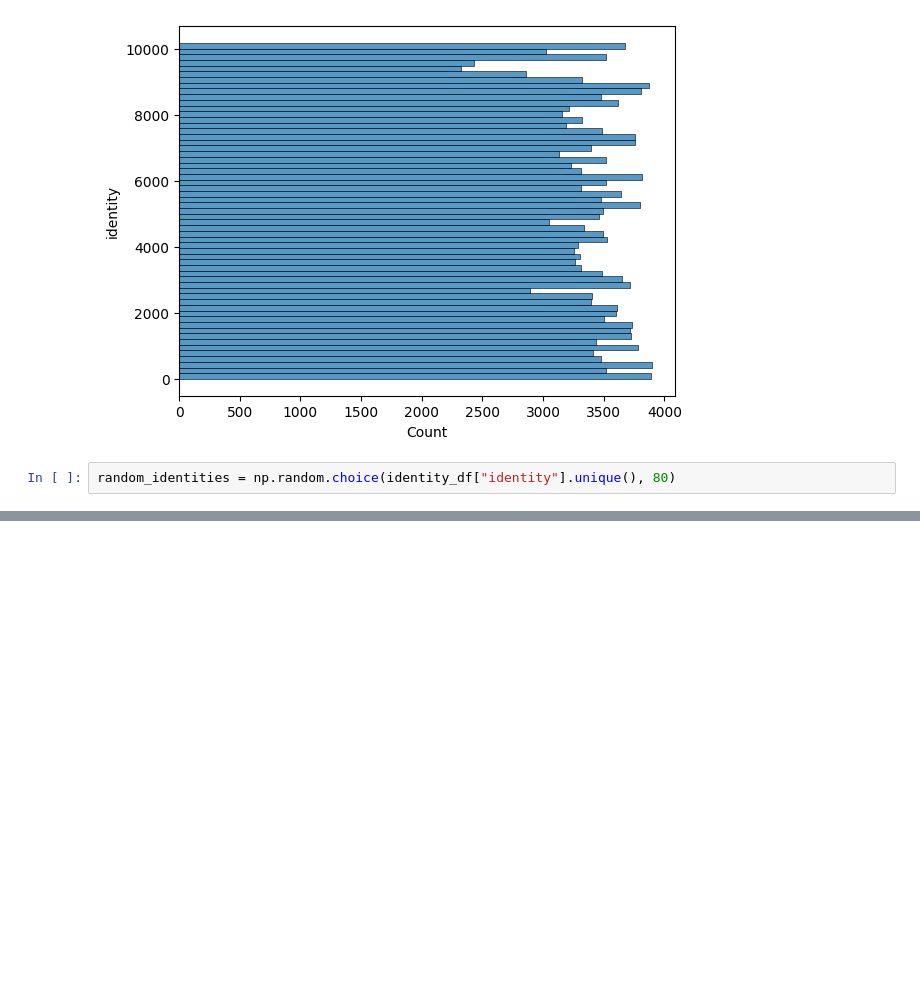
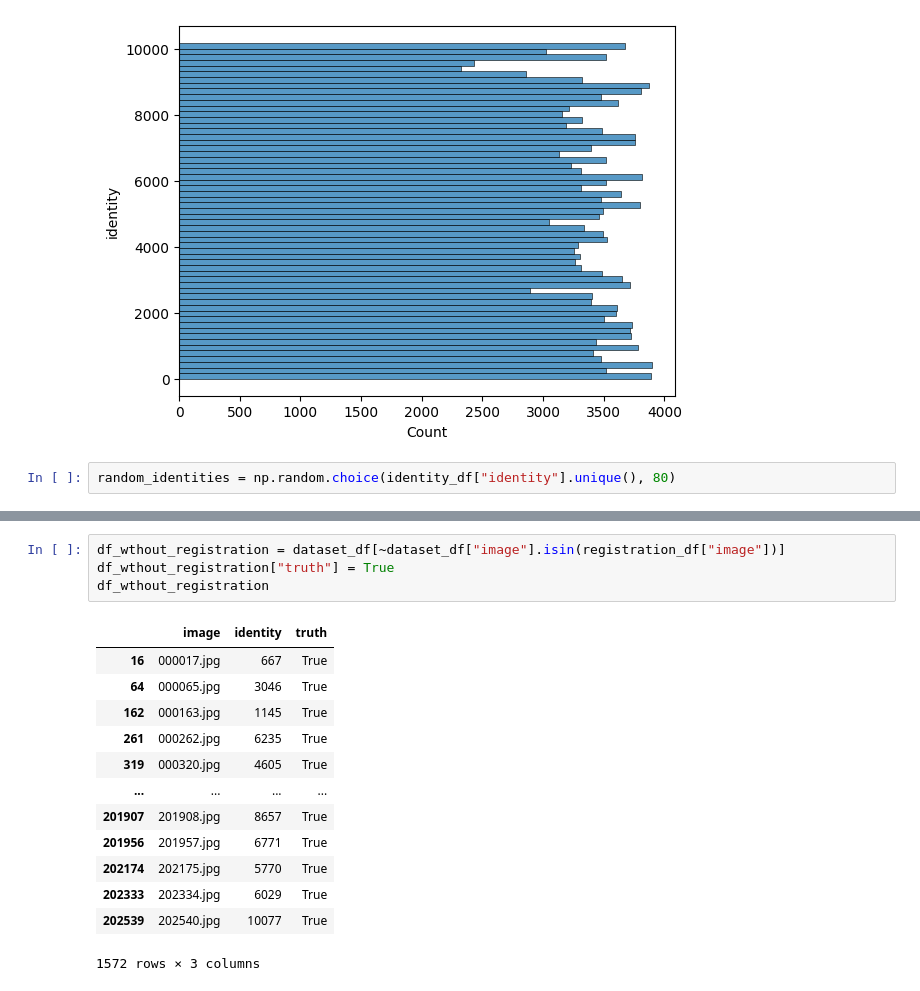
Before and after one commit to jamnicki/biometrics-lab, a Jupyter notebook: dataset.ipynb, the cells around one changed output, grey strips where cells are left out. Saved outputs shown, nothing was run; the diff lists cells and outputs as text; blank space fills up the shorter version.

```diff
--- a/dataset.ipynb
+++ b/dataset.ipynb
@@ -217,0 +156,18 @@ Std of False Positives: 0.0000
+# %%
+df_wthout_registration = dataset_df[~dataset_df["image"].isin(registration_df["image"])]
+df_wthout_registration["truth"] = True
+df_wthout_registration
+# %% [output]
+|  | image | identity | truth |
+| 16 | 000017.jpg | 667 | True |
+| 64 | 000065.jpg | 3046 | True |
+| 162 | 000163.jpg | 1145 | True |
+| 261 | 000262.jpg | 6235 | True |
+| 319 | 000320.jpg | 4605 | True |
+| ... | ... | ... | ... |
+| 201907 | 201908.jpg | 8657 | True |
+| 201956 | 201957.jpg | 6771 | True |
+| 202174 | 202175.jpg | 5770 | True |
+| 202333 | 202334.jpg | 6029 | True |
+| 202539 | 202540.jpg | 10077 | True |
+1572 rows × 3 columns
```
Also changed, not shown: parts of 25 cells of this notebook, 8 other files.
